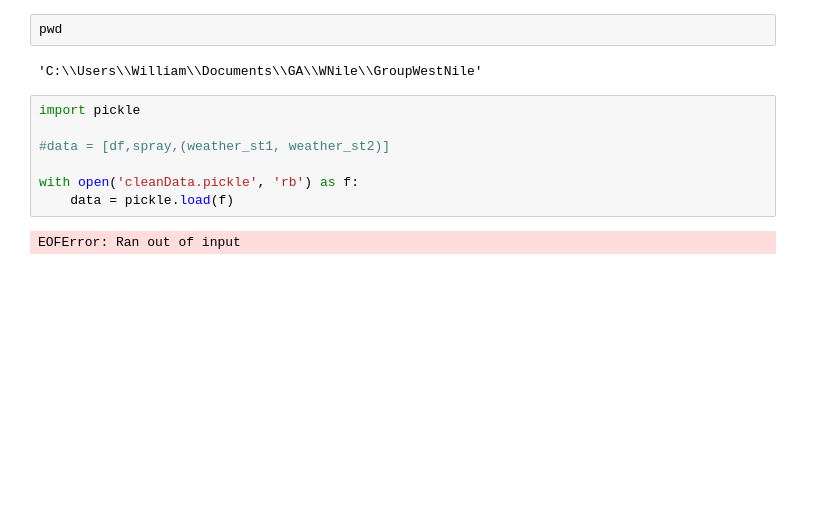
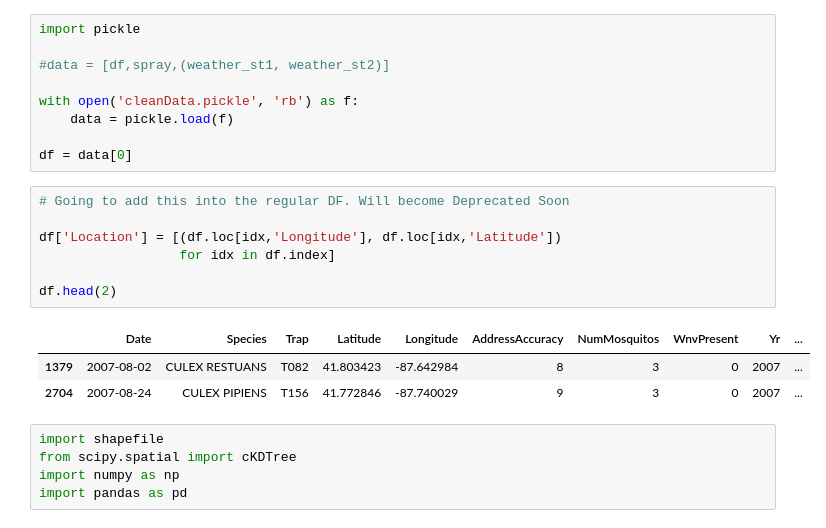
Before and after one commit to wipegup/WNVKaggle, a Jupyter notebook: ShapeFiles.ipynb, the cells around one changed output. Drawn from its saved outputs; the diff is of its cells as text; blank space fills up the shorter version.

```diff
--- a/ShapeFiles.ipynb
+++ b/ShapeFiles.ipynb
@@ -1,7 +1,3 @@
-# %%
-pwd
-# %% [output]
-'C:\\Users\\William\\Documents\\GA\\WNile\\GroupWestNile'
 # %%
 import pickle
 
@@ -9,5 +5,21 @@ import pickle
 
 with open('cleanData.pickle', 'rb') as f:
     data = pickle.load(f)
+
+df = data[0]
-# %% [output]
-EOFError: Ran out of input
+# %%
+# Going to add this into the regular DF. Will become Deprecated Soon
+
+df['Location'] = [(df.loc[idx,'Longitude'], df.loc[idx,'Latitude'])
+                  for idx in df.index]
+
+df.head(2)
+# %% [output]
+|  | Date | Species | Trap | Latitude | Longitude | AddressAccuracy | NumMosquitos | WnvPresent | Yr | ... |
+| 1379 | 2007-08-02 | CULEX RESTUANS | T082 | 41.803423 | -87.642984 | 8 | 3 | 0 | 2007 | ... |
+| 2704 | 2007-08-24 | CULEX PIPIENS | T156 | 41.772846 | -87.740029 | 9 | 3 | 0 | 2007 | ... |
+# %%
+import shapefile
+from scipy.spatial import cKDTree
+import numpy as np
+import pandas as pd
```
Also changed, not shown: parts of 7 cells of this notebook, 13 other files.
